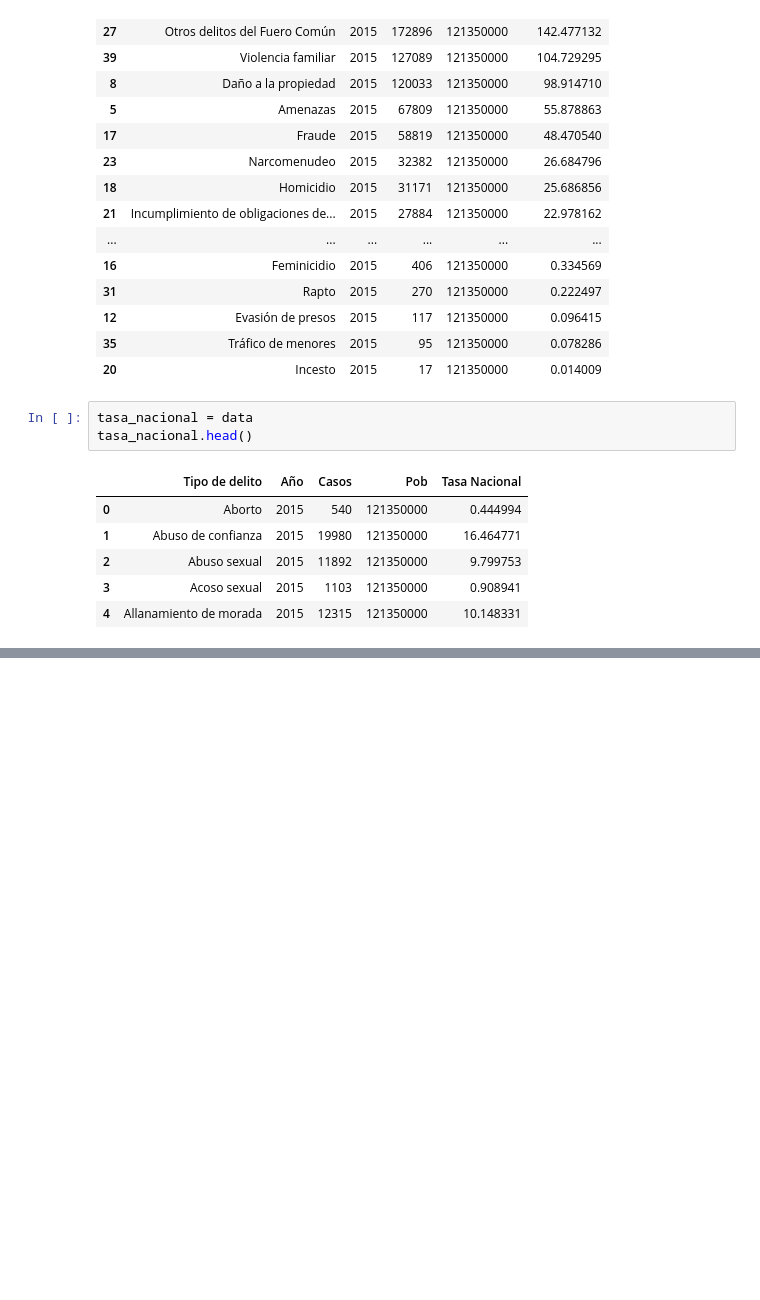
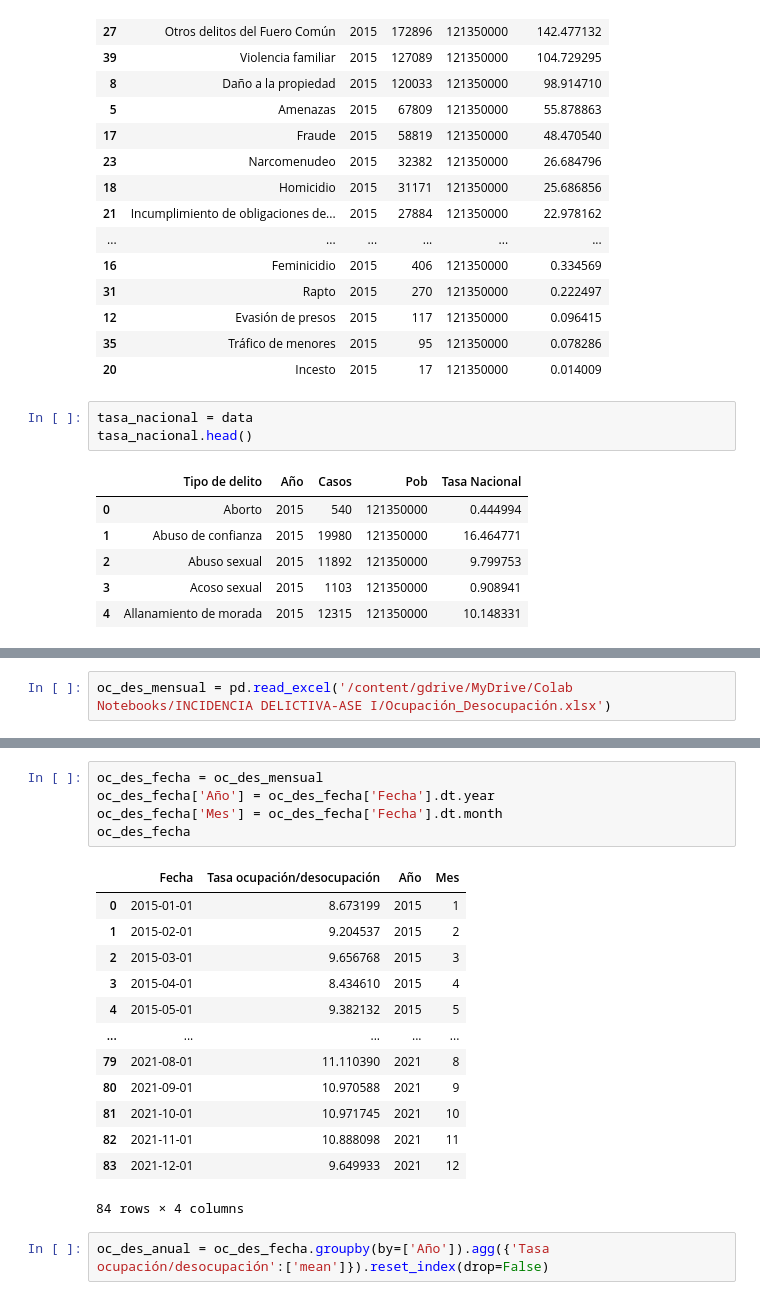
Before and after one commit to abrilgcz/Ciencia-de-Datos, a Jupyter notebook: ProyectoASE.ipynb, the cells around one changed output, grey strips where cells are left out. Saved outputs shown, nothing was run; the diff lists cells and outputs as text; blank space fills up the shorter version.

```diff
--- a/ProyectoASE.ipynb
+++ b/ProyectoASE.ipynb
@@ -707,0 +767,2 @@ tasa_nacional.head()
+# %%
+oc_des_mensual = pd.read_excel('/content/gdrive/MyDrive/Colab Notebooks/INCIDENCIA DELICTIVA-ASE I/Ocupación_Desocupación.xlsx')
@@ -707,0 +785,21 @@ tasa_nacional.head()
+# %%
+oc_des_fecha = oc_des_mensual
+oc_des_fecha['Año'] = oc_des_fecha['Fecha'].dt.year
+oc_des_fecha['Mes'] = oc_des_fecha['Fecha'].dt.month
+oc_des_fecha
+# %% [output]
+|  | Fecha | Tasa ocupación/desocupación | Año | Mes |
+| 0 | 2015-01-01 | 8.673199 | 2015 | 1 |
+| 1 | 2015-02-01 | 9.204537 | 2015 | 2 |
+| 2 | 2015-03-01 | 9.656768 | 2015 | 3 |
+| 3 | 2015-04-01 | 8.434610 | 2015 | 4 |
+| 4 | 2015-05-01 | 9.382132 | 2015 | 5 |
+| ... | ... | ... | ... | ... |
+| 79 | 2021-08-01 | 11.110390 | 2021 | 8 |
+| 80 | 2021-09-01 | 10.970588 | 2021 | 9 |
+| 81 | 2021-10-01 | 10.971745 | 2021 | 10 |
+| 82 | 2021-11-01 | 10.888098 | 2021 | 11 |
+| 83 | 2021-12-01 | 9.649933 | 2021 | 12 |
+84 rows × 4 columns
+# %%
+oc_des_anual = oc_des_fecha.groupby(by=['Año']).agg({'Tasa ocupación/desocupación':['mean']}).reset_index(drop=False)
```
Also changed, not shown: parts of 26 cells of this notebook.
